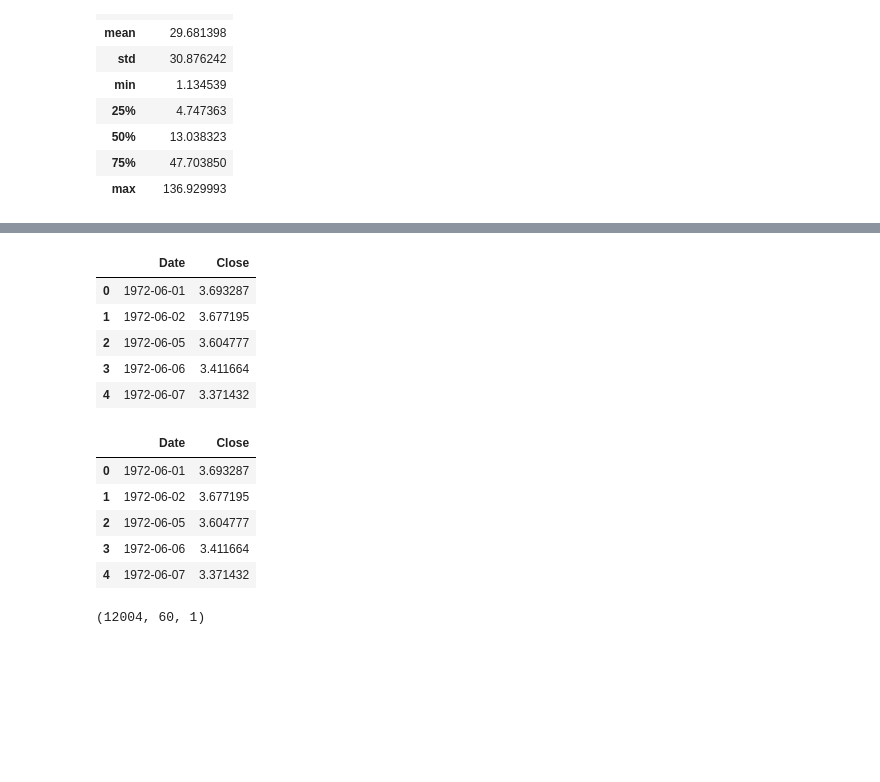
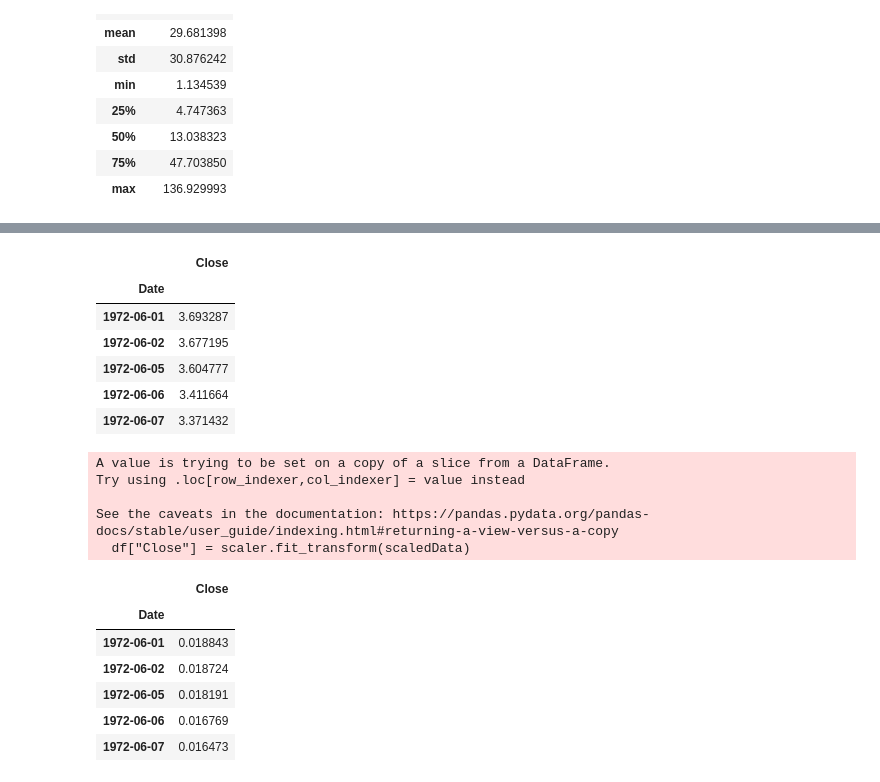
Before and after one commit to commitit/Stock-Prediction, a Jupyter notebook: stock_prediction.ipynb, the cells around one changed output, grey strips where cells are left out. Drawn from its saved outputs; the diff is of its cells as text; code cells hidden in the pictures; blank space fills up the shorter version.

```diff
--- a/stock_prediction.ipynb
+++ b/stock_prediction.ipynb
@@ -48,8 +48,10 @@ Data columns (total 7 columns):
  6   Volume     12064 non-null  float64
 dtypes: float64(6), object(1)
 memory usage: 659.9+ KB
+# %%
+df.set_index("Date", drop=True, inplace=True)
 # %%
-df = df[["Date","Close"]]
+df = df[["Close"]]
 # %%
 df.head()
 # %% [output]
@@ -72,12 +75,9 @@ df.describe()
 | 75% | 47.703850 |
 | max | 136.929993 |
 # %%
-#Convert "Date" column to datetime format
-df["Date"] = pd.to_datetime(df["Date"])
-
 #Visualize
 plt.figure(figsize=(10, 6))
-plt.plot(df['Date'], df['Close'])
+plt.plot(df)
 plt.title('Closing Prices Over Time')
 plt.xlabel('Date')
 plt.ylabel('Close Price')
@@ -104,40 +99,31 @@ from sklearn.metrics import r2_score
 # %%
 df.head()
 # %% [output]
-|  | Date | Close |
-| 0 | 1972-06-01 | 3.693287 |
-| 1 | 1972-06-02 | 3.677195 |
-| 2 | 1972-06-05 | 3.604777 |
-| 3 | 1972-06-06 | 3.411664 |
-| 4 | 1972-06-07 | 3.371432 |
+|  | Close |
+| Date |  |
+| 1972-06-01 | 3.693287 |
+| 1972-06-02 | 3.677195 |
+| 1972-06-05 | 3.604777 |
+| 1972-06-06 | 3.411664 |
+| 1972-06-07 | 3.371432 |
 # %%
 #Reshaping the 1D array to a 2D array with a single column
-close_price= df["Close"].values.reshape(-1,1)
+scaledData= df["Close"].values.reshape(-1,1)
 
-scaler = MinMaxScaler()
-trainData = scaler.fit_transform(close_price)
+scaler = MinMaxScaler(feature_range=(0,1))
+df["Close"] = scaler.fit_transform(scaledData)
 
 df.head()
 # %% [output]
+A value is trying to be set on a copy of a slice from a DataFrame.
+Try using .loc[row_indexer,col_indexer] = value instead
+
+See the caveats in the documentation: https://pandas.pydata.org/pandas-docs/stable/user_guide/indexing.html#returning-a-view-versus-a-copy
+  df["Close"] = scaler.fit_transform(scaledData)
-|  | Date | Close |
-| 0 | 1972-06-01 | 3.693287 |
-| 1 | 1972-06-02 | 3.677195 |
-| 2 | 1972-06-05 | 3.604777 |
-| 3 | 1972-06-06 | 3.411664 |
-| 4 | 1972-06-07 | 3.371432 |
+|  | Close |
+| Date |  |
+| 1972-06-01 | 0.018843 |
+| 1972-06-02 | 0.018724 |
+| 1972-06-05 | 0.018191 |
+| 1972-06-06 | 0.016769 |
+| 1972-06-07 | 0.016473 |
-# %%
-# Convert data in the form of a 3D array for our LSTM model.
-# 60 timestep;12064 length of the data
-
-x_train = []
-y_train = []
-for i in range(60, 12064):
-    x_train.append(trainData[i-60:i, 0])
-    y_train.append(trainData[i, 0])
-x_train, y_train = np.array(x_train), np.array(y_train)
-
-x_train = np.reshape(x_train, (x_train.shape[0], x_train.shape[1], 1)) # adding the batch_size axis
-
-x_train.shape
-# %% [output]
-(12004, 60, 1)
```
Also changed, not shown: parts of 20 cells of this notebook.
